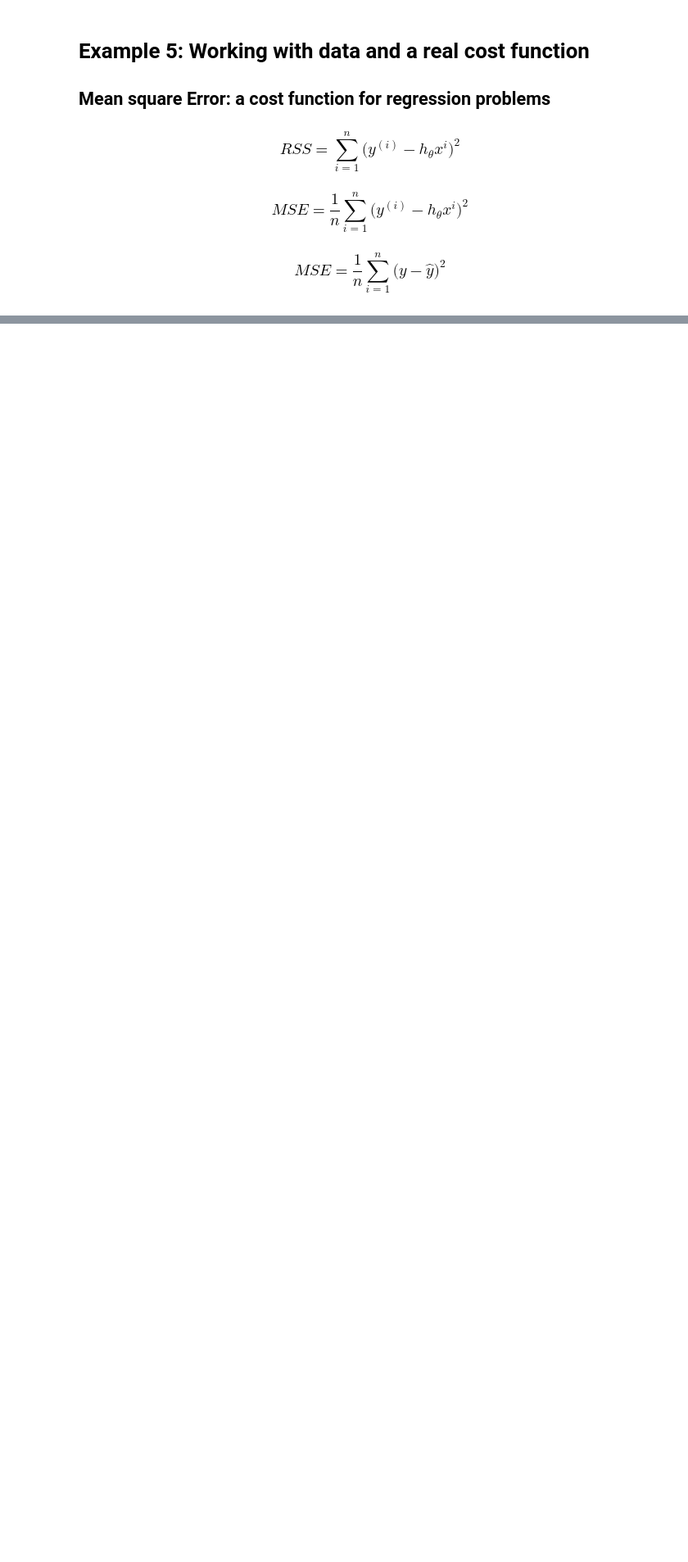
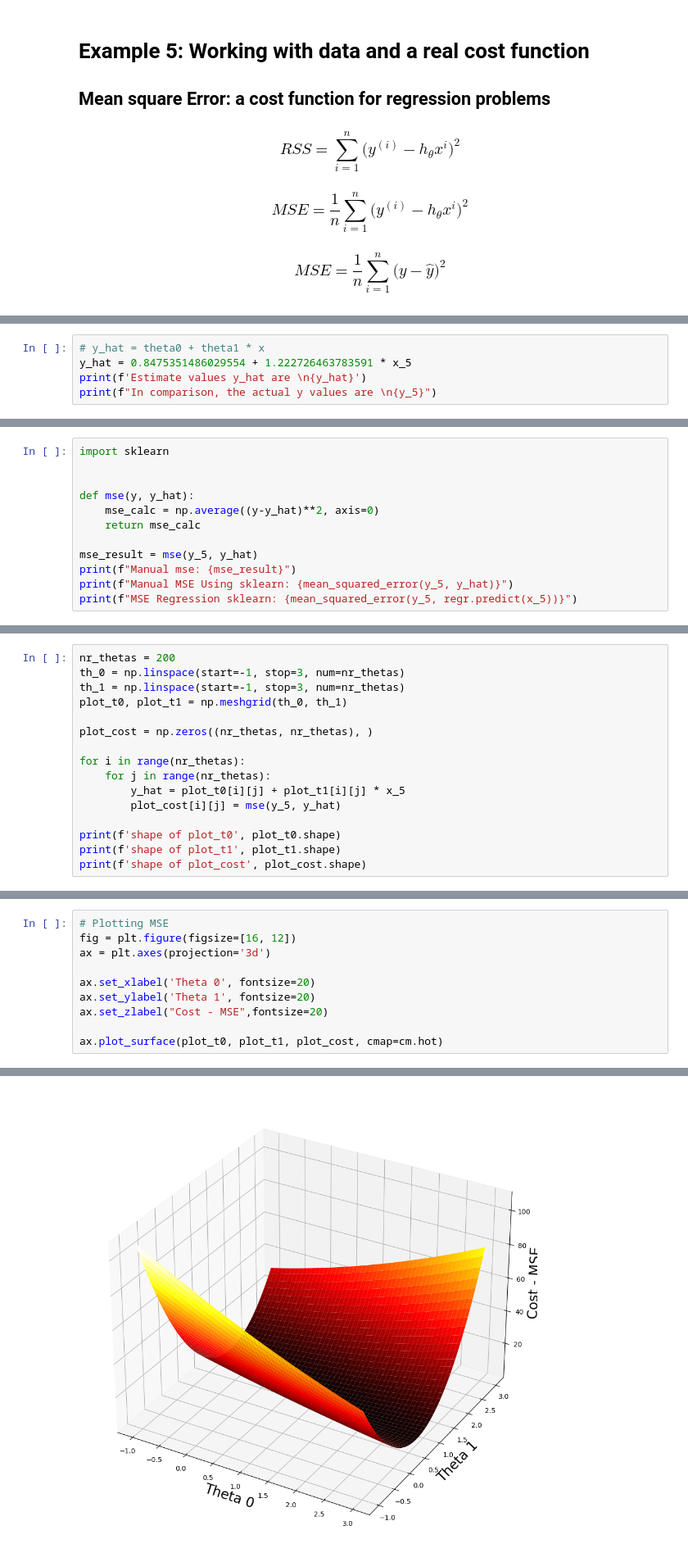
Before and after one commit to scottcarpenter28/Machine-Learning-Course, a Jupyter notebook: gradiantDescent/multi_dimensional_ploting.ipynb, the cells around one changed output, grey strips where cells are left out. Shown at 82% size. Saved outputs shown, nothing was run; the diff lists cells and outputs as text; blank space fills up the shorter version.

```diff
--- a/gradiantDescent/multi_dimensional_ploting.ipynb
+++ b/gradiantDescent/multi_dimensional_ploting.ipynb
@@ -134,0 +163,5 @@ plt.show()
+# %%
+# y_hat = theta0 + theta1 * x
+y_hat = 0.8475351486029554 + 1.222726463783591 * x_5
+print(f'Estimate values y_hat are \n{y_hat}')
+print(f"In comparison, the actual y values are \n{y_5}")
@@ -134,0 +185,12 @@ plt.show()
+# %%
+import sklearn
+
+
+def mse(y, y_hat):
+    mse_calc = np.average((y-y_hat)**2, axis=0)
+    return mse_calc
+
+mse_result = mse(y_5, y_hat)
+print(f"Manual mse: {mse_result}")
+print(f"Manual MSE Using sklearn: {mean_squared_error(y_5, y_hat)}")
+print(f"MSE Regression sklearn: {mean_squared_error(y_5, regr.predict(x_5))}")
@@ -134,0 +204,16 @@ plt.show()
+# %%
+nr_thetas = 200
+th_0 = np.linspace(start=-1, stop=3, num=nr_thetas)
+th_1 = np.linspace(start=-1, stop=3, num=nr_thetas)
+plot_t0, plot_t1 = np.meshgrid(th_0, th_1)
+
+plot_cost = np.zeros((nr_thetas, nr_thetas), )
+
+for i in range(nr_thetas):
+    for j in range(nr_thetas):
+        y_hat = plot_t0[i][j] + plot_t1[i][j] * x_5
+        plot_cost[i][j] = mse(y_5, y_hat)
+
+print(f'shape of plot_t0', plot_t0.shape)
+print(f'shape of plot_t1', plot_t1.shape)
+print(f'shape of plot_cost', plot_cost.shape)
@@ -134,0 +224,11 @@ plt.show()
+# %%
+# Plotting MSE
+fig = plt.figure(figsize=[16, 12])
+ax = plt.axes(projection='3d')
+
+ax.set_xlabel('Theta 0', fontsize=20)
+ax.set_ylabel('Theta 1', fontsize=20)
+ax.set_zlabel("Cost - MSE",fontsize=20)
+
+ax.plot_surface(plot_t0, plot_t1, plot_cost, cmap=cm.hot)
+# %% [output]
@@ -134,0 +236 @@ plt.show()
+[figure, added]
```
Also changed, not shown: parts of 10 cells of this notebook.
